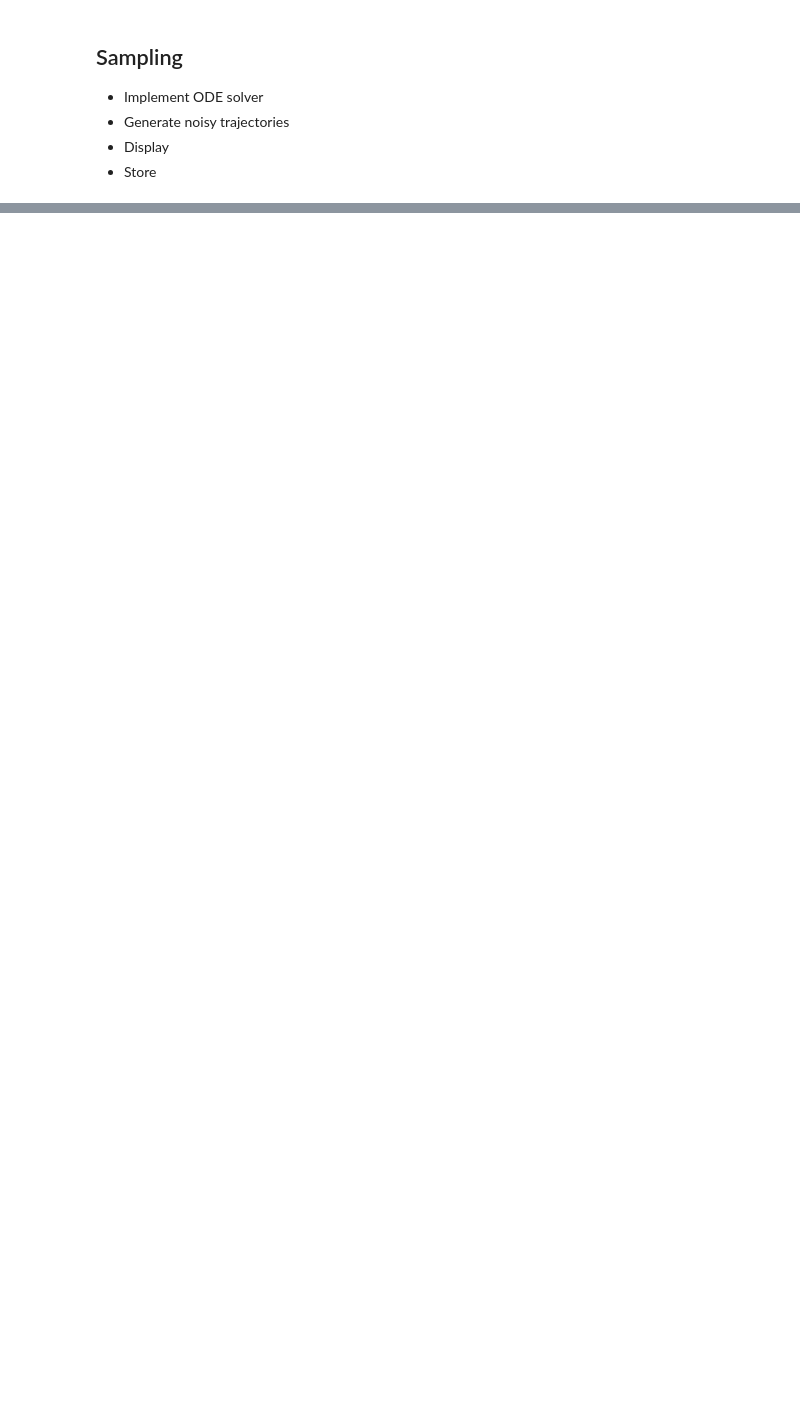
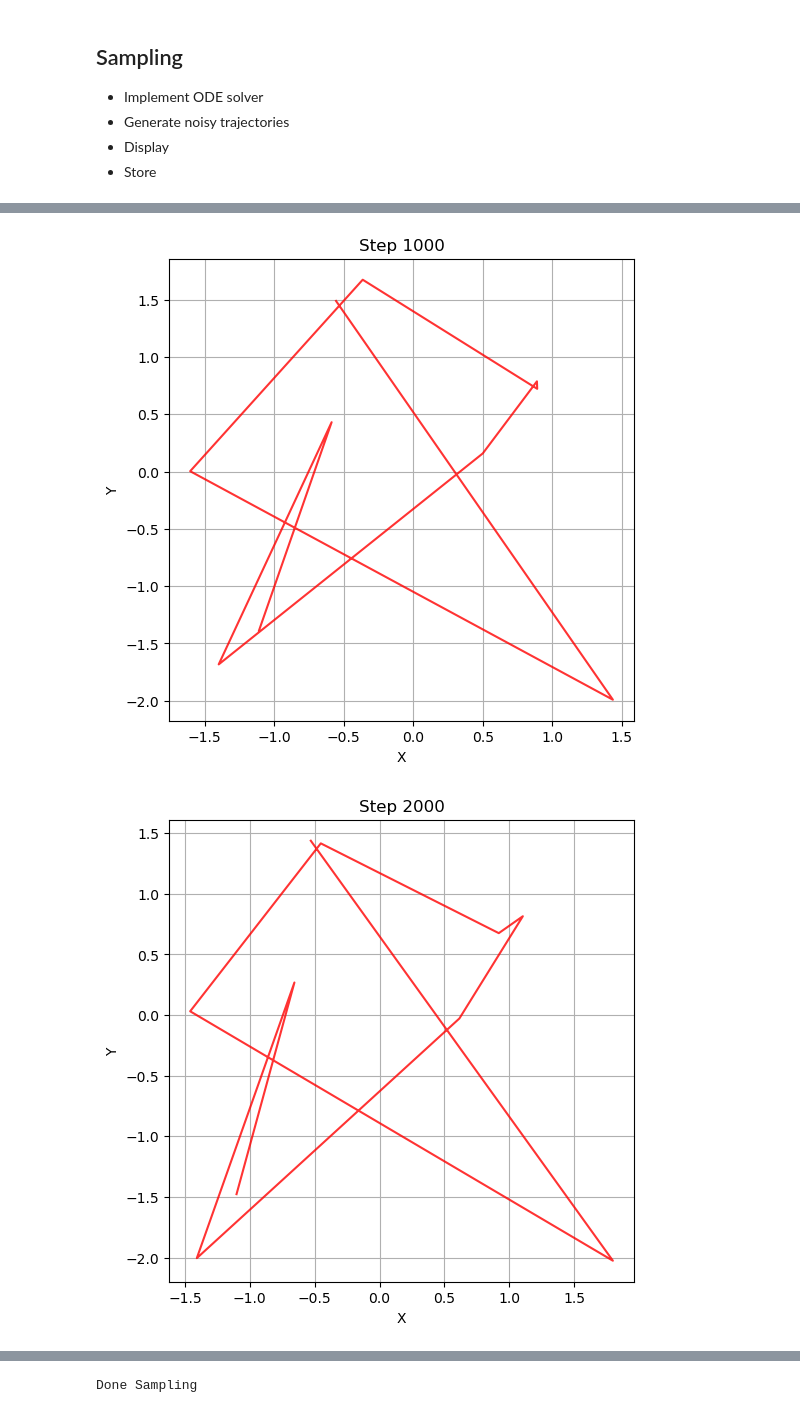
Before and after one commit to MortenHS/FlowMatching, a Jupyter notebook: data_loader.ipynb, the cells around one changed output, grey strips where cells are left out. Drawn from its saved outputs; the diff is of its cells as text; code cells hidden in the pictures; blank space fills up the shorter version.

```diff
--- a/data_loader.ipynb
+++ b/data_loader.ipynb
@@ -232,0 +252,34 @@ plt.show()
+# %%
+def sample_fm(model, noisy_trajs, sampling_steps=10000, plot_every=1000):
+    torch.manual_seed(42)
+    model.eval().requires_grad_(False)
+
+    trajs = noisy_trajs.clone()
+    num_trajs, traj_length, D_Obs = trajs.shape
+
+    for i, t in enumerate(torch.linspace(0, 1, sampling_steps), start=1):
+        t_expanded = t.expand(num_trajs, traj_length, 1).to(device)
+
+        # Prediction
+        pred = model(trajs, t_expanded)
+        pred = pred.view(num_trajs, traj_length, D_Obs)
+
+        trajs = trajs + (1 / sampling_steps) * pred
+        if i % plot_every == 0 or i == sampling_steps:
+            plt.figure(figsize=(6, 6))
+            for traj in trajs:
+                plt.plot(traj[:, 0].detach().cpu().numpy(), traj[:, 1].detach().cpu().numpy(), alpha=0.8, color='r')
+            plt.title(f'Step {i}')
+            plt.xlabel('X')
+            plt.ylabel('Y')
+            plt.grid()
+            plt.show()
+
+    model.train().requires_grad_(True)
+    print("Done Sampling")
+    return trajs
+# %%
+sampled_trajs = sample_fm(model, init_trajs)
+# %% [output]
+[figure, added]
+[figure, added]
@@ -232,0 +294 @@ plt.show()
+Done Sampling
```
Also changed, not shown: parts of 9 cells of this notebook, 1 other file.
